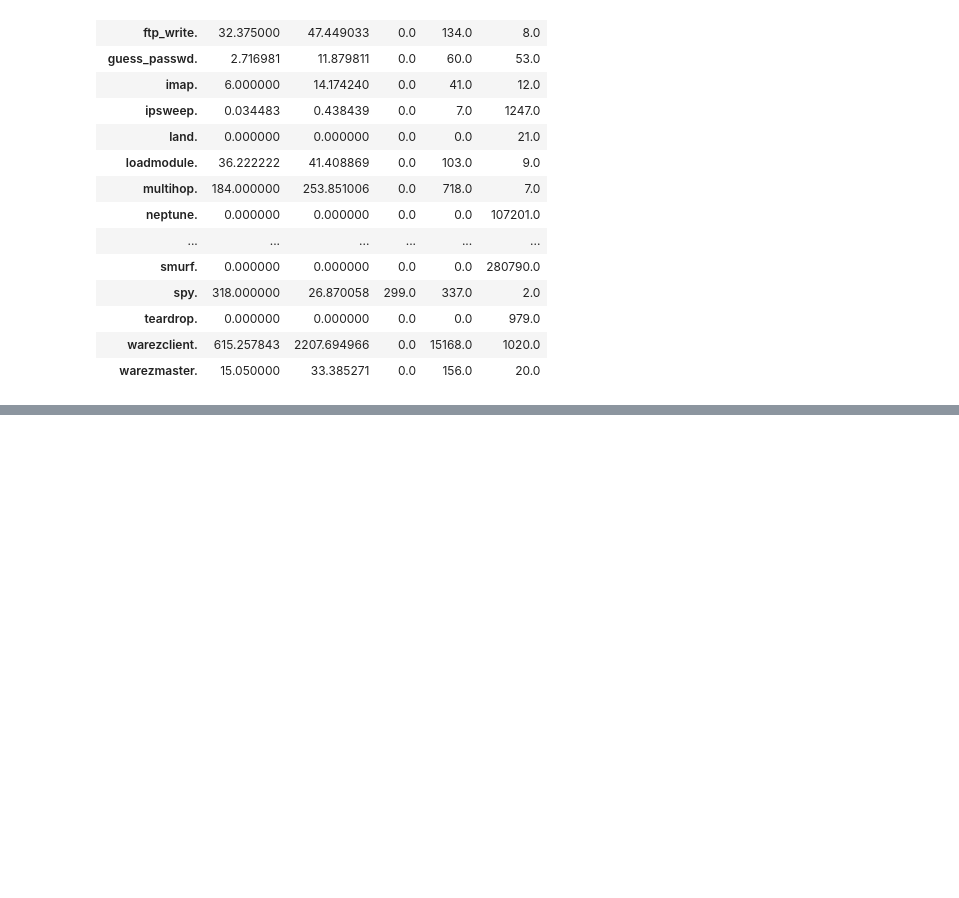
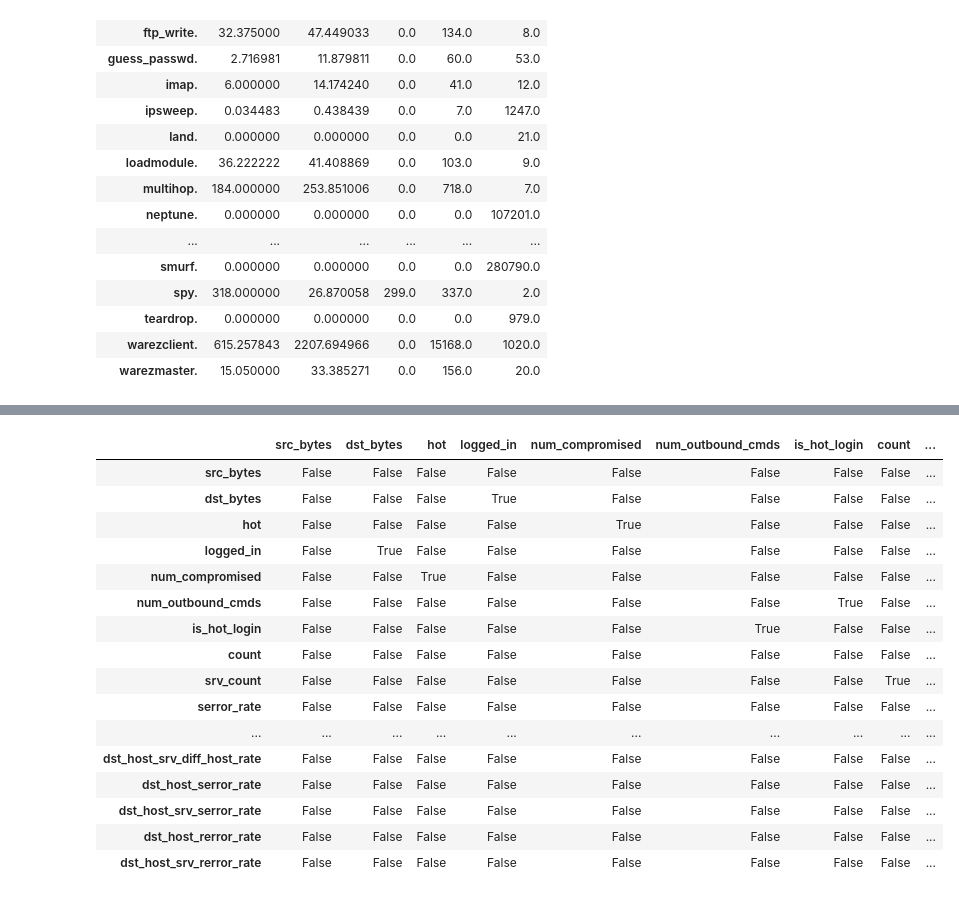
Before and after one commit to andersy005/spark-quest, a Jupyter notebook: pyspark-notebooks/06-mllib-statistics.ipynb, the cells around one changed output, grey strips where cells are left out. Drawn from its saved outputs; the diff is of its cells as text; code cells hidden in the pictures; blank space fills up the shorter version.

```diff
--- a/pyspark-notebooks/06-mllib-statistics.ipynb
+++ b/pyspark-notebooks/06-mllib-statistics.ipynb
@@ -216,0 +342,25 @@ Duration statistics, by label
+# %%
+# Get the names of the variables so we use them to slice the dataframe
+correlated_vars_index = (highly_correlated_df==True).any()
+correlated_var_names = correlated_vars_index[correlated_vars_index==True].index
+# %%
+# Slice it
+highly_correlated_df.loc[correlated_var_names, correlated_var_names]
+# %% [output]
+|  | src_bytes | dst_bytes | hot | logged_in | num_compromised | num_outbound_cmds | is_hot_login | count | ... |
+| src_bytes | False | False | False | False | False | False | False | False | ... |
+| dst_bytes | False | False | False | True | False | False | False | False | ... |
+| hot | False | False | False | False | True | False | False | False | ... |
+| logged_in | False | True | False | False | False | False | False | False | ... |
+| num_compromised | False | False | True | False | False | False | False | False | ... |
+| num_outbound_cmds | False | False | False | False | False | False | True | False | ... |
+| is_hot_login | False | False | False | False | False | True | False | False | ... |
+| count | False | False | False | False | False | False | False | False | ... |
+| srv_count | False | False | False | False | False | False | False | True | ... |
+| serror_rate | False | False | False | False | False | False | False | False | ... |
+| ... | ... | ... | ... | ... | ... | ... | ... | ... | ... |
+| dst_host_srv_diff_host_rate | False | False | False | False | False | False | False | False | ... |
+| dst_host_serror_rate | False | False | False | False | False | False | False | False | ... |
+| dst_host_srv_serror_rate | False | False | False | False | False | False | False | False | ... |
+| dst_host_rerror_rate | False | False | False | False | False | False | False | False | ... |
+| dst_host_srv_rerror_rate | False | False | False | False | False | False | False | False | ... |
```
Also changed, not shown: parts of 14 cells of this notebook.
